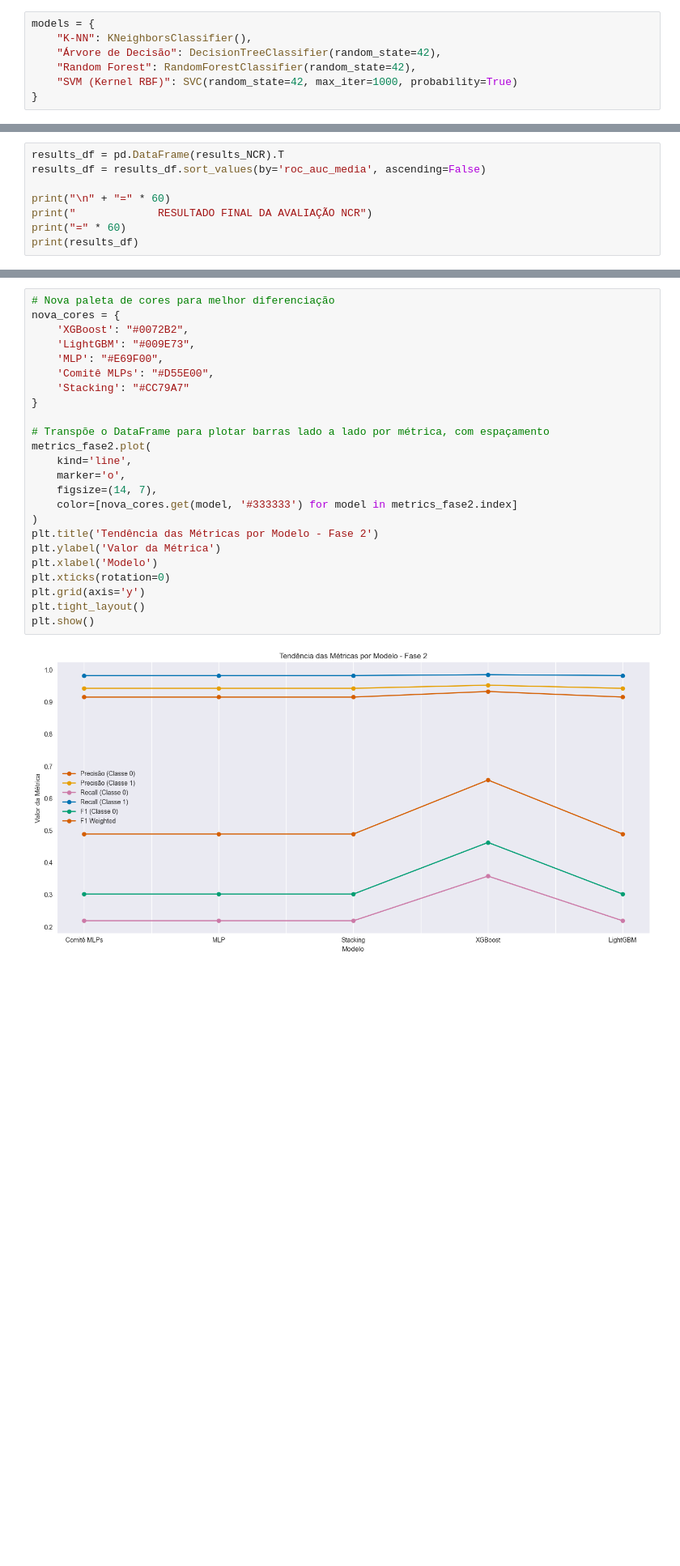
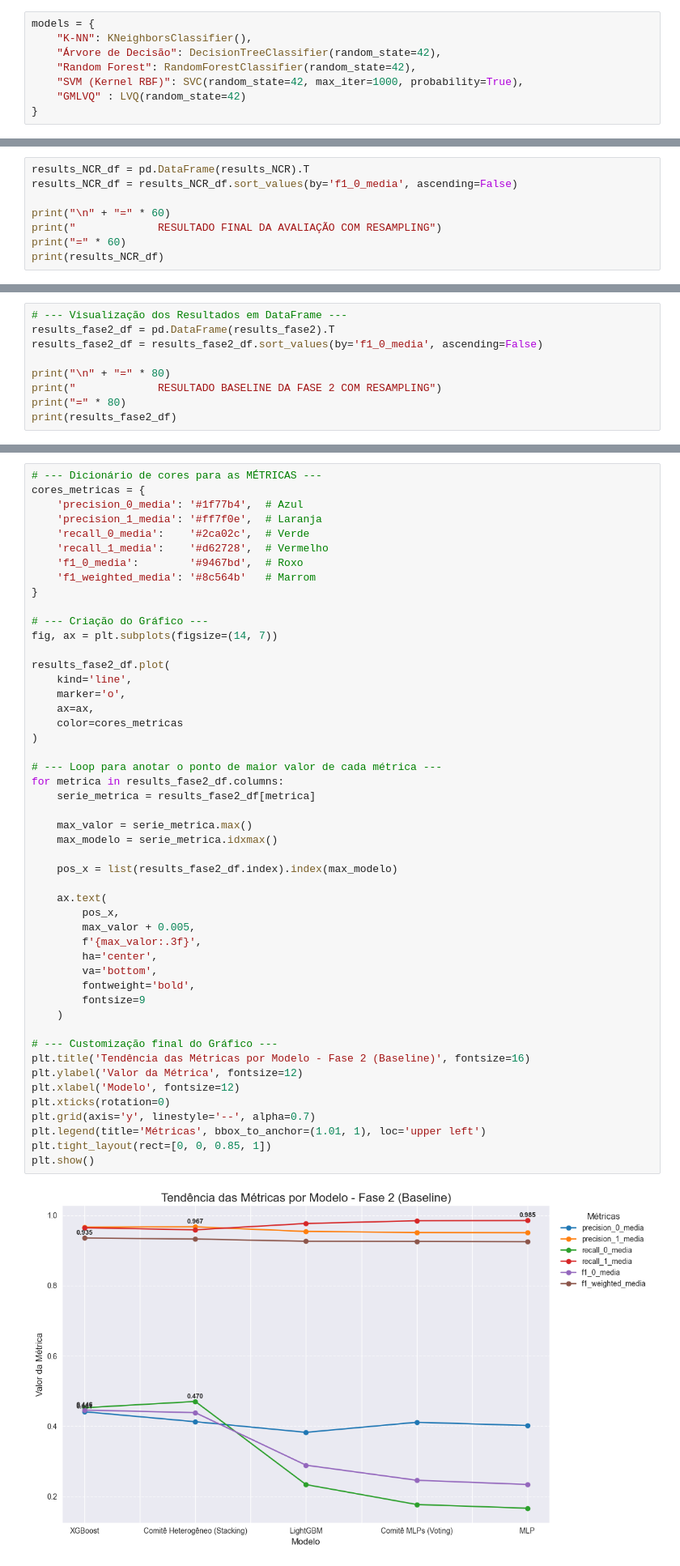
Before and after one commit to Eduardocin/employee-access-predictor, a Jupyter notebook: projeto_models.ipynb, the cells around one changed output, grey strips where cells are left out. Shown at 81% size. Cells and saved outputs as stored; diff of their text form; blank space fills up the shorter version.

```diff
--- a/projeto_models.ipynb
+++ b/projeto_models.ipynb
@@ -223,7 +287,8 @@ models = {
     "K-NN": KNeighborsClassifier(),
     "Árvore de Decisão": DecisionTreeClassifier(random_state=42),
     "Random Forest": RandomForestClassifier(random_state=42),
-    "SVM (Kernel RBF)": SVC(random_state=42, max_iter=1000, probability=True)
+    "SVM (Kernel RBF)": SVC(random_state=42, max_iter=1000, probability=True),
+    "GMLVQ" : LVQ(random_state=42)
 }
 # %%
 # Dicionário de métricas que queremos calcular
@@ -399,10 +472,10 @@ SVM (Kernel RBF)            0.943636        0.043552        0.983763
 # %%
-results_df = pd.DataFrame(results_NCR).T
-results_df = results_df.sort_values(by='roc_auc_media', ascending=False)
+results_NCR_df = pd.DataFrame(results_NCR).T
+results_NCR_df = results_NCR_df.sort_values(by='f1_0_media', ascending=False)
 
 print("\n" + "=" * 60)
-print("             RESULTADO FINAL DA AVALIAÇÃO NCR")
+print("             RESULTADO FINAL DA AVALIAÇÃO COM RESAMPLING")
 print("=" * 60)
-print(results_df)
+print(results_NCR_df)
 # %% [output]
 ============================================================
@@ -584,0 +658,9 @@ results_fase2['Stacking'] = {
+# %%
+# --- Visualização dos Resultados em DataFrame ---
+results_fase2_df = pd.DataFrame(results_fase2).T
+results_fase2_df = results_fase2_df.sort_values(by='f1_0_media', ascending=False)
+
+print("\n" + "=" * 80)
+print("             RESULTADO BASELINE DA FASE 2 COM RESAMPLING")
+print("=" * 80)
+print(results_fase2_df)
@@ -585,29 +685,54 @@ results_fase2['Stacking'] = {
 # %%
-# Nova paleta de cores para melhor diferenciação
-nova_cores = {
-    'XGBoost': "#0072B2",
-    'LightGBM': "#009E73",
-    'MLP': "#E69F00",
-    'Comitê MLPs': "#D55E00",
-    'Stacking': "#CC79A7"
+# --- Dicionário de cores para as MÉTRICAS ---
+cores_metricas = {
+    'precision_0_media': '#1f77b4',  # Azul
+    'precision_1_media': '#ff7f0e',  # Laranja
+    'recall_0_media':    '#2ca02c',  # Verde
+    'recall_1_media':    '#d62728',  # Vermelho
+    'f1_0_media':        '#9467bd',  # Roxo
+    'f1_weighted_media': '#8c564b'   # Marrom
 }
 
-# Transpõe o DataFrame para plotar barras lado a lado por métrica, com espaçamento
-metrics_fase2.plot(
+# --- Criação do Gráfico ---
+fig, ax = plt.subplots(figsize=(14, 7))
+
+results_fase2_df.plot(
     kind='line',
     marker='o',
-    figsize=(14, 7),
-    color=[nova_cores.get(model, '#333333') for model in metrics_fase2.index]
+    ax=ax,
+    color=cores_metricas
 )
-plt.title('Tendência das Métricas por Modelo - Fase 2')
-plt.ylabel('Valor da Métrica')
-plt.xlabel('Modelo')
+
+# --- Loop para anotar o ponto de maior valor de cada métrica ---
+for metrica in results_fase2_df.columns:
+    serie_metrica = results_fase2_df[metrica]
+
+    max_valor = serie_metrica.max()
+    max_modelo = serie_metrica.idxmax()
+
+    pos_x = list(results_fase2_df.index).index(max_modelo)
+
+    ax.text(
+        pos_x,
+        max_valor + 0.005,
+        f'{max_valor:.3f}',
+        ha='center',
+        va='bottom',
+        fontweight='bold',
+        fontsize=9
+    )
+
+# --- Customização final do Gráfico ---
+plt.title('Tendência das Métricas por Modelo - Fase 2 (Baseline)', fontsize=16)
+plt.ylabel('Valor da Métrica', fontsize=12)
+plt.xlabel('Modelo', fontsize=12)
 plt.xticks(rotation=0)
-plt.grid(axis='y')
-plt.tight_layout()
+plt.grid(axis='y', linestyle='--', alpha=0.7)
+plt.legend(title='Métricas', bbox_to_anchor=(1.01, 1), loc='upper left')
+plt.tight_layout(rect=[0, 0, 0.85, 1])
 plt.show()
 # %% [output]
-[figure, old version]
+[figure, new version]
 # %% [markdown]
 ## 6. Busca de Hiperparâmetros
 # %% [markdown]
```
Also changed, not shown: parts of 27 cells of this notebook, 1 other file.
